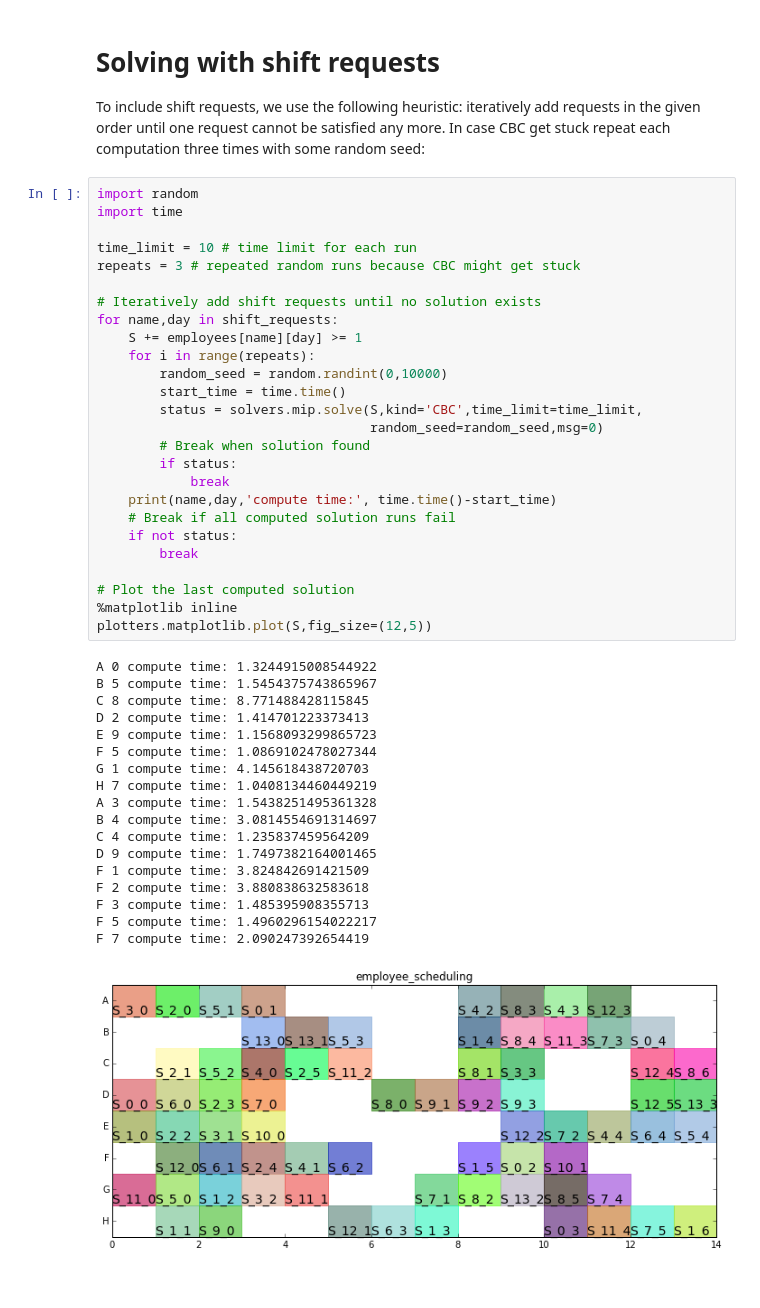
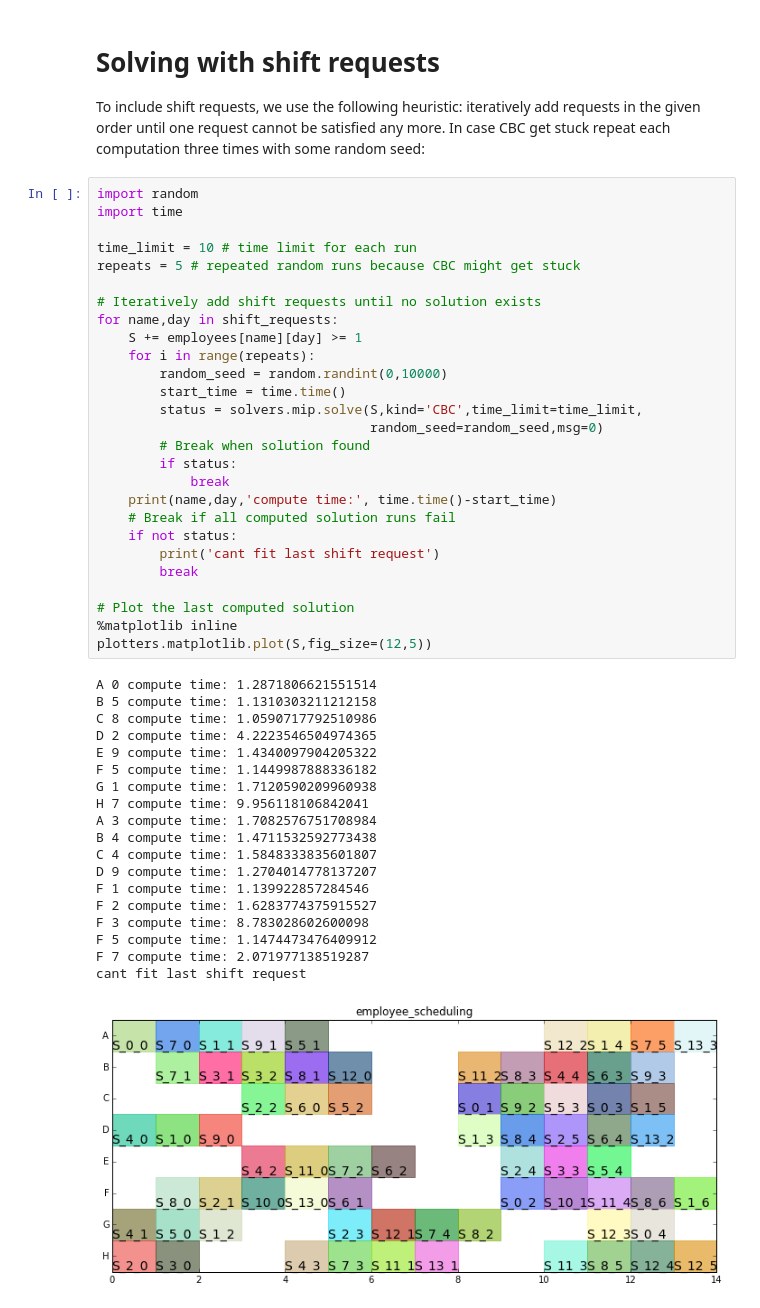
Before and after one commit to timnon/pyschedule-notebooks, a Jupyter notebook: employee-scheduling.ipynb, the cells around one changed output. Saved outputs shown, nothing was run; the diff lists cells and outputs as text.

```diff
--- a/employee-scheduling.ipynb
+++ b/employee-scheduling.ipynb
@@ -123,45 +123,47 @@ To include shift requests, we use the following heuristic: iteratively add reque
 # %%
 import random
 import time
 
 time_limit = 10 # time limit for each run
-repeats = 3 # repeated random runs because CBC might get stuck
+repeats = 5 # repeated random runs because CBC might get stuck
 
 # Iteratively add shift requests until no solution exists
 for name,day in shift_requests:
     S += employees[name][day] >= 1
     for i in range(repeats):
         random_seed = random.randint(0,10000)
         start_time = time.time()
         status = solvers.mip.solve(S,kind='CBC',time_limit=time_limit,
                                    random_seed=random_seed,msg=0)
         # Break when solution found
         if status:
             break
     print(name,day,'compute time:', time.time()-start_time)
     # Break if all computed solution runs fail
     if not status:
+        print('cant fit last shift request')
         break
 
 # Plot the last computed solution
 %matplotlib inline
 plotters.matplotlib.plot(S,fig_size=(12,5))
 # %% [output]
-A 0 compute time: 1.3244915008544922
-B 5 compute time: 1.5454375743865967
-C 8 compute time: 8.771488428115845
-D 2 compute time: 1.414701223373413
-E 9 compute time: 1.1568093299865723
-F 5 compute time: 1.0869102478027344
-G 1 compute time: 4.145618438720703
-H 7 compute time: 1.0408134460449219
-A 3 compute time: 1.5438251495361328
-B 4 compute time: 3.0814554691314697
-C 4 compute time: 1.235837459564209
-D 9 compute time: 1.7497382164001465
-F 1 compute time: 3.824842691421509
-F 2 compute time: 3.880838632583618
-F 3 compute time: 1.485395908355713
-F 5 compute time: 1.4960296154022217
-F 7 compute time: 2.090247392654419
+A 0 compute time: 1.2871806621551514
+B 5 compute time: 1.1310303211212158
+C 8 compute time: 1.0590717792510986
+D 2 compute time: 4.2223546504974365
+E 9 compute time: 1.4340097904205322
+F 5 compute time: 1.1449987888336182
+G 1 compute time: 1.7120590209960938
+H 7 compute time: 9.956118106842041
+A 3 compute time: 1.7082576751708984
+B 4 compute time: 1.4711532592773438
+C 4 compute time: 1.5848333835601807
+D 9 compute time: 1.2704014778137207
+F 1 compute time: 1.139922857284546
+F 2 compute time: 1.6283774375915527
+F 3 compute time: 8.783028602600098
+F 5 compute time: 1.1474473476409912
+F 7 compute time: 2.071977138519287
+cant fit last shift request
-[figure, old version]
+[figure, new version]
```
Also changed, not shown: parts of 1 cell of this notebook, 1 other file.
